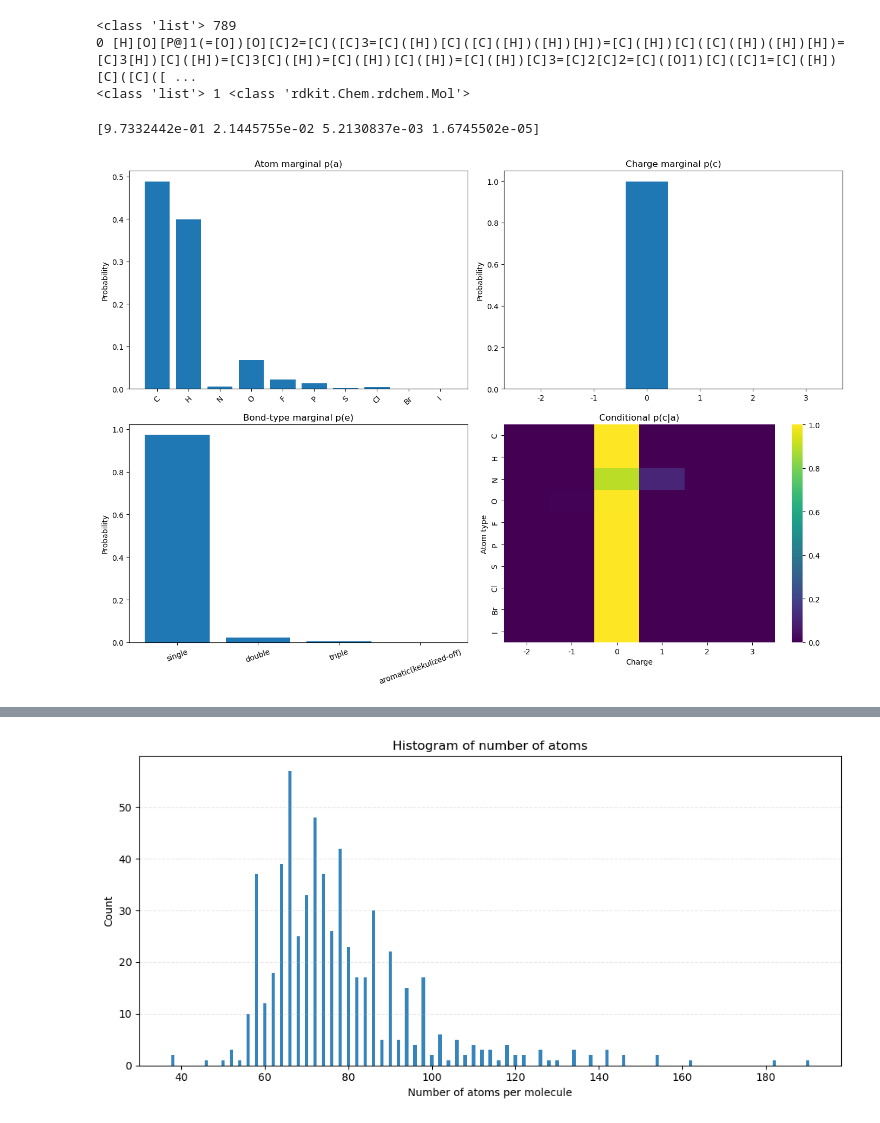
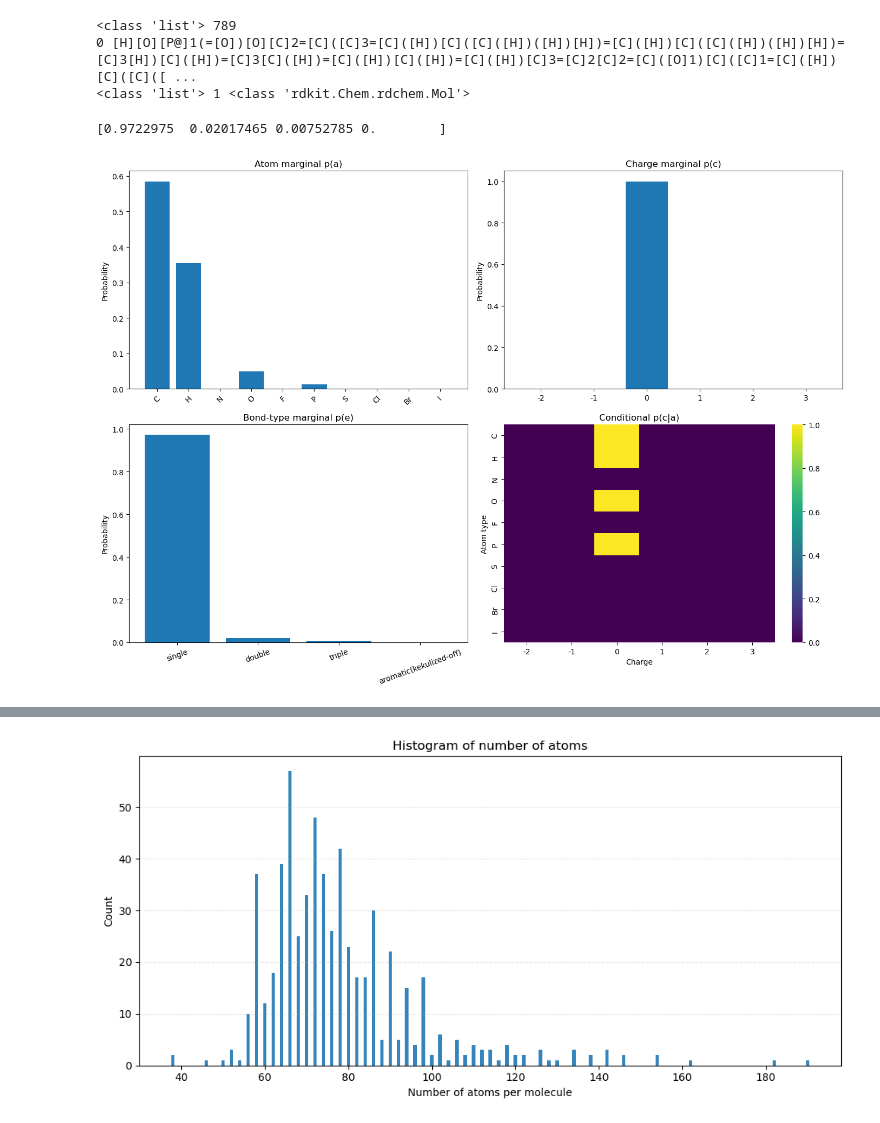
Before and after one commit to Atomu2014/FlowMol, a Jupyter notebook: bpe_check_processed_data.ipynb, the cells around one changed output, grey strips where cells are left out. Drawn from its saved outputs; the diff is of its cells as text; code cells hidden in the pictures.

```diff
--- a/bpe_check_processed_data.ipynb
+++ b/bpe_check_processed_data.ipynb
@@ -21,7 +21,7 @@ import seaborn as sns
 import yaml
 
 # 1) Load distributions
-pt_path = "data/bpa_full_kekulized/train_data_marginal_dists.pt"
+pt_path = "data/bpa_overfit/train_data_marginal_dists.pt"
 p_a, p_c, p_e, p_c_given_a = torch.load(pt_path, map_location="cpu")
 
 # convert to numpy
@@ -61,32 +61,32 @@ axes[0, 0].set_ylabel("Probability")
 axes[0, 1].bar(range(len(p_c)), p_c)
 axes[0, 1].set_title("Charge marginal p(c)")
 axes[0, 1].set_xticks(range(len(charge_labels)))
 axes[0, 1].set_xticklabels(charge_labels)
 axes[0, 1].set_ylabel("Probability")
 
 # p(e)
 axes[1, 0].bar(range(len(p_e)), p_e)
 axes[1, 0].set_title("Bond-type marginal p(e)")
 axes[1, 0].set_xticks(range(len(p_e)))
 axes[1, 0].set_xticklabels(bond_labels, rotation=20)
 axes[1, 0].set_ylabel("Probability")
 print(p_e)
 
 # p(c|a)
 sns.heatmap(
     p_c_given_a,
     ax=axes[1, 1],
     cmap="viridis",
     cbar=True,
     xticklabels=charge_labels,
     yticklabels=atom_map
 )
 axes[1, 1].set_title("Conditional p(c|a)")
 axes[1, 1].set_xlabel("Charge")
 axes[1, 1].set_ylabel("Atom type")
 
 plt.tight_layout()
 plt.show()
 # %% [output]
-[9.7332442e-01 2.1445755e-02 5.2130837e-03 1.6745502e-05]
+[0.9722975  0.02017465 0.00752785 0.        ]
-[figure, old version]
+[figure, new version]
```
Also changed, not shown: parts of 1 cell of this notebook, 3 other files.
